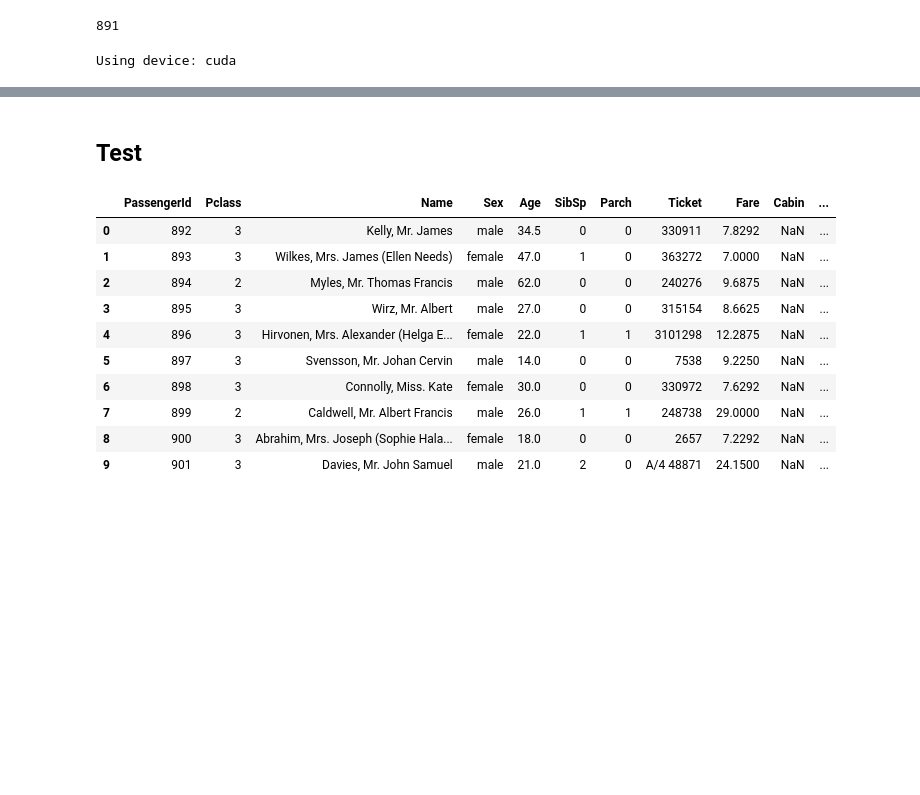
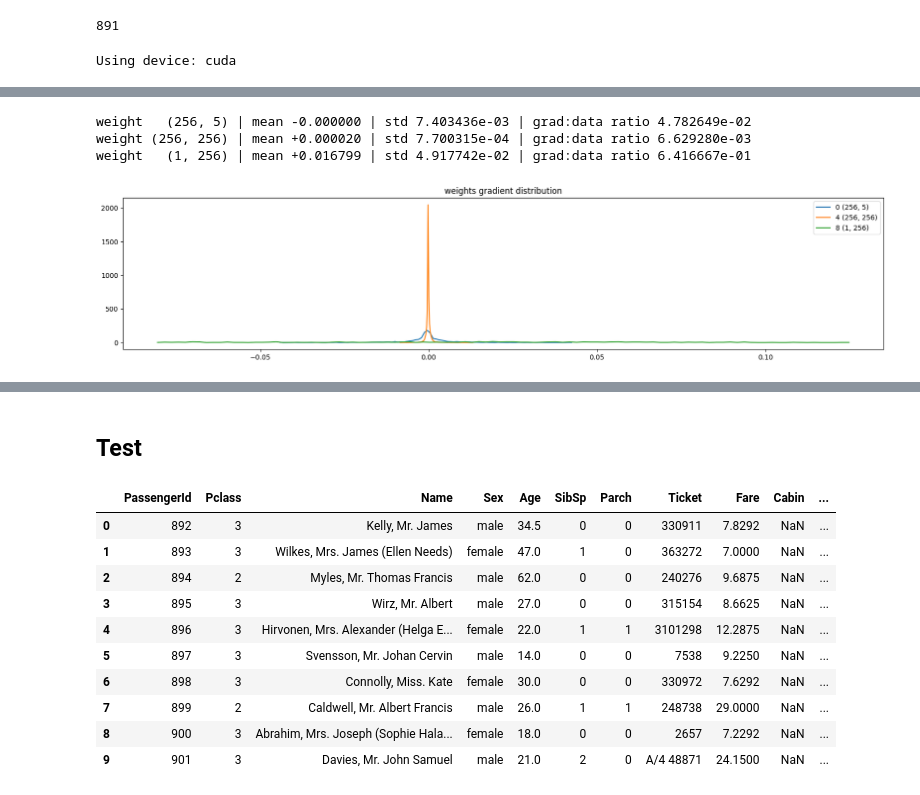
Before and after one commit to Shivanshu10/Pytorch-Tutorial, a Jupyter notebook: titanic.ipynb, the cells around one changed output, grey strips where cells are left out. Cells and saved outputs as stored; diff of their text form; code cells hidden in the pictures; blank space fills up the shorter version.

```diff
--- a/titanic.ipynb
+++ b/titanic.ipynb
@@ -185,12 +230,20 @@ from IPython.display import Image
 torch.manual_seed(42); # seed rng for reproducibility
 # %%
 class CSVDataset(Dataset):
-    def __init__(self, csv_path, features_col_list, target_col_list, transform=None):
+    def __init__(self, csv_path, features_col_list, target_col_list, transform=None, entire_data_transform=None):
         # data loading
-        self.features_col_list = features_col_list
         self.target_col_list = target_col_list
         self.data = pd.read_csv(csv_path, index_col=0)
         self.transform = transform
+
+        self.data = entire_data_transform(self.data)
+
+        self.features_col_list = []
+        for col_name in self.data.columns:
+            for feature_name in features_col_list:
+                if feature_name in col_name:
+                    # col is one hot encoded
+                    self.features_col_list.append(col_name)
 
     def __getitem__(self, index):
         x = self.data.iloc[index][self.features_col_list]  # Features}
@@ -544,3 +613,23 @@ layer (LeakyReluLayer: 1): mean +0.002900, std 4.389063e-02
+# %%
+# visualize histograms
+plt.figure(figsize=(20, 4)) # width and height of the plot
+legends = []
+for i,p in enumerate(model.parameters()):
+  if p.ndim == 2: # limit to weights only
+    t = p.grad.cpu()
+    print('weight %10s | mean %+f | std %e | grad:data ratio %e' % (tuple(p.shape), t.mean(), t.std(), t.std() / p.std()))
+    hy, hx = torch.histogram(t, density=True)
+    plt.plot(hx[:-1].detach(), hy.detach())
+    legends.append(f'{i} {tuple(p.shape)}')
+plt.legend(legends)
+plt.title('weights gradient distribution');
+
+# gradient to data ratio should be less
+# %% [output]
+weight   (256, 5) | mean -0.000000 | std 7.403436e-03 | grad:data ratio 4.782649e-02
+weight (256, 256) | mean +0.000020 | std 7.700315e-04 | grad:data ratio 6.629280e-03
+weight   (1, 256) | mean +0.016799 | std 4.917742e-02 | grad:data ratio 6.416667e-01
+[figure, added]
 # %%
 model.eval()  # Set model to evaluation mode
 
```
Also changed, not shown: parts of 16 cells of this notebook.
